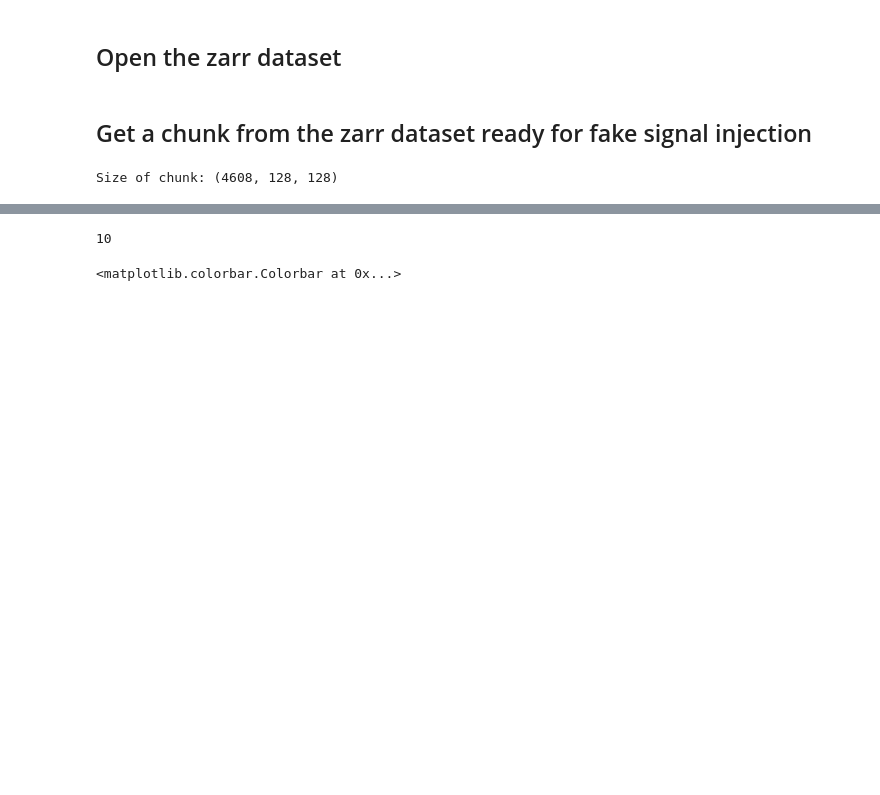
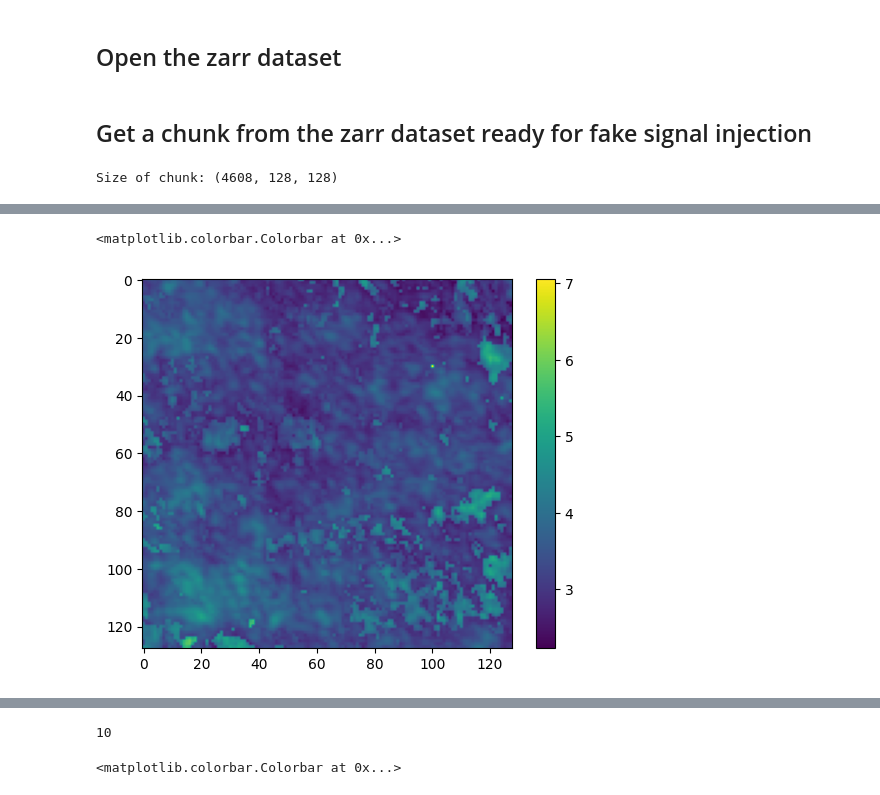
Before and after one commit to SpaceMeerkat/traident, a Jupyter notebook: training/preprocessing.ipynb, the cells around one changed output, grey strips where cells are left out. Drawn from its saved outputs; the diff is of its cells as text; code cells hidden in the pictures; blank space fills up the shorter version.

```diff
--- a/training/preprocessing.ipynb
+++ b/training/preprocessing.ipynb
@@ -43,0 +68,8 @@ chunk = inject_fake_signal(chunk, 20, 100, 200, 5, 250)
+# %%
+plt.close('all')
+plt.figure()
+plt.imshow(flux_grad_max / median_absolute)
+plt.colorbar()
+# %% [output]
+<matplotlib.colorbar.Colorbar at 0x...>
+[figure, added]
```
Also changed, not shown: parts of 11 cells of this notebook.
